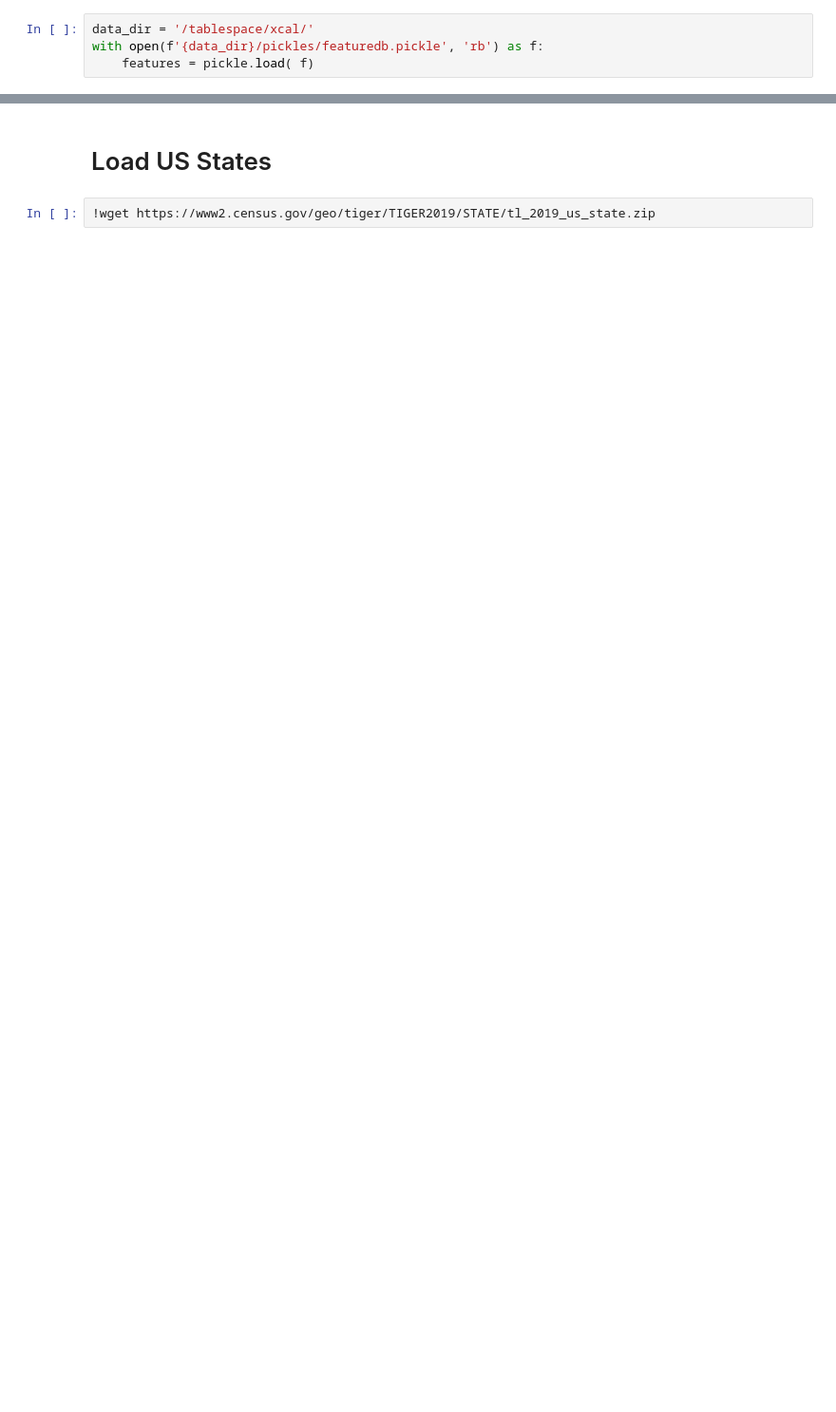
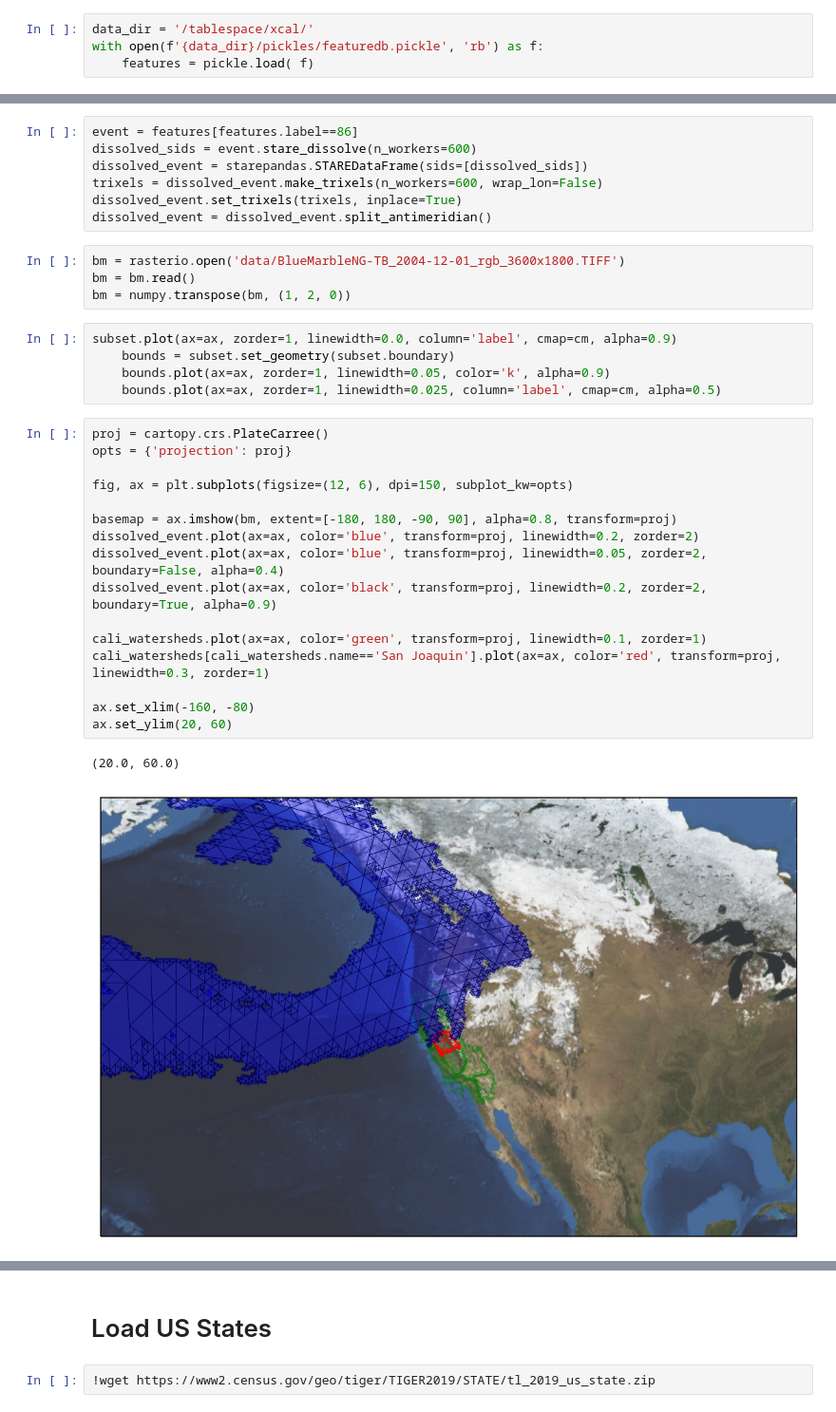
Before and after one commit to SpatioTemporal/featureDB, a Jupyter notebook: analyze.ipynb, the cells around one changed output, grey strips where cells are left out. Shown at 95% size. Cells and saved outputs as stored; diff of their text form; blank space fills up the shorter version.

```diff
--- a/analyze.ipynb
+++ b/analyze.ipynb
@@ -14,0 +76,35 @@ with open(f'{data_dir}/pickles/featuredb.pickle', 'rb') as f:
+# %%
+event = features[features.label==86]
+dissolved_sids = event.stare_dissolve(n_workers=600)
+dissolved_event = starepandas.STAREDataFrame(sids=[dissolved_sids])
+trixels = dissolved_event.make_trixels(n_workers=600, wrap_lon=False)
+dissolved_event.set_trixels(trixels, inplace=True)
+dissolved_event = dissolved_event.split_antimeridian()
+# %%
+bm = rasterio.open('data/BlueMarbleNG-TB_2004-12-01_rgb_3600x1800.TIFF')
+bm = bm.read()
+bm = numpy.transpose(bm, (1, 2, 0))
+# %%
+subset.plot(ax=ax, zorder=1, linewidth=0.0, column='label', cmap=cm, alpha=0.9)
+    bounds = subset.set_geometry(subset.boundary)
+    bounds.plot(ax=ax, zorder=1, linewidth=0.05, color='k', alpha=0.9)
+    bounds.plot(ax=ax, zorder=1, linewidth=0.025, column='label', cmap=cm, alpha=0.5)
+# %%
+proj = cartopy.crs.PlateCarree()
+opts = {'projection': proj}
+
+fig, ax = plt.subplots(figsize=(12, 6), dpi=150, subplot_kw=opts)
+
+basemap = ax.imshow(bm, extent=[-180, 180, -90, 90], alpha=0.8, transform=proj)
+dissolved_event.plot(ax=ax, color='blue', transform=proj, linewidth=0.2, zorder=2)
+dissolved_event.plot(ax=ax, color='blue', transform=proj, linewidth=0.05, zorder=2, boundary=False, alpha=0.4)
+dissolved_event.plot(ax=ax, color='black', transform=proj, linewidth=0.2, zorder=2, boundary=True, alpha=0.9)
+
+cali_watersheds.plot(ax=ax, color='green', transform=proj, linewidth=0.1, zorder=1)
+cali_watersheds[cali_watersheds.name=='San Joaquin'].plot(ax=ax, color='red', transform=proj, linewidth=0.3, zorder=1)
+
+ax.set_xlim(-160, -80)
+ax.set_ylim(20, 60)
+# %% [output]
+(20.0, 60.0)
+[figure, added]
```
Also changed, not shown: parts of 27 cells of this notebook, 8 other files.
